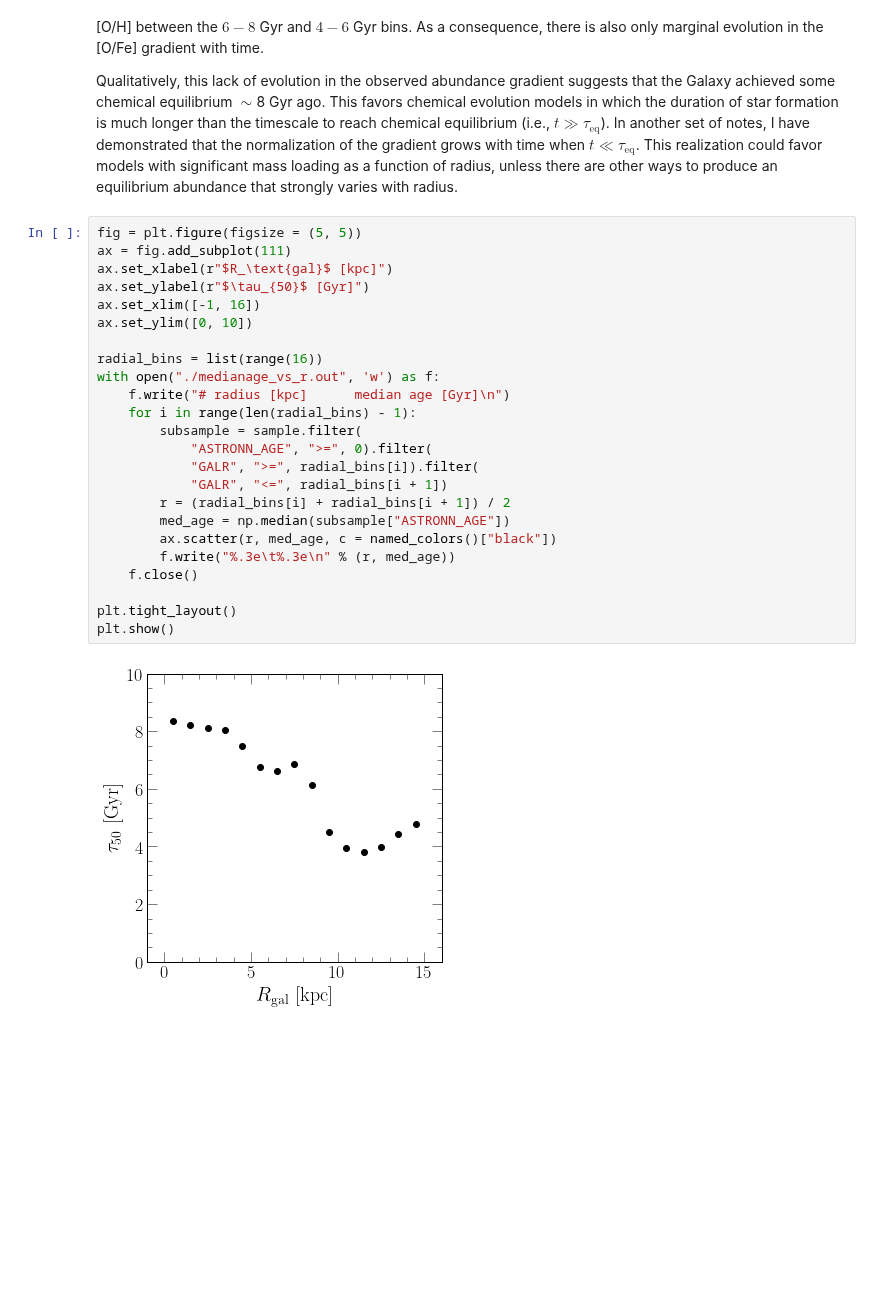
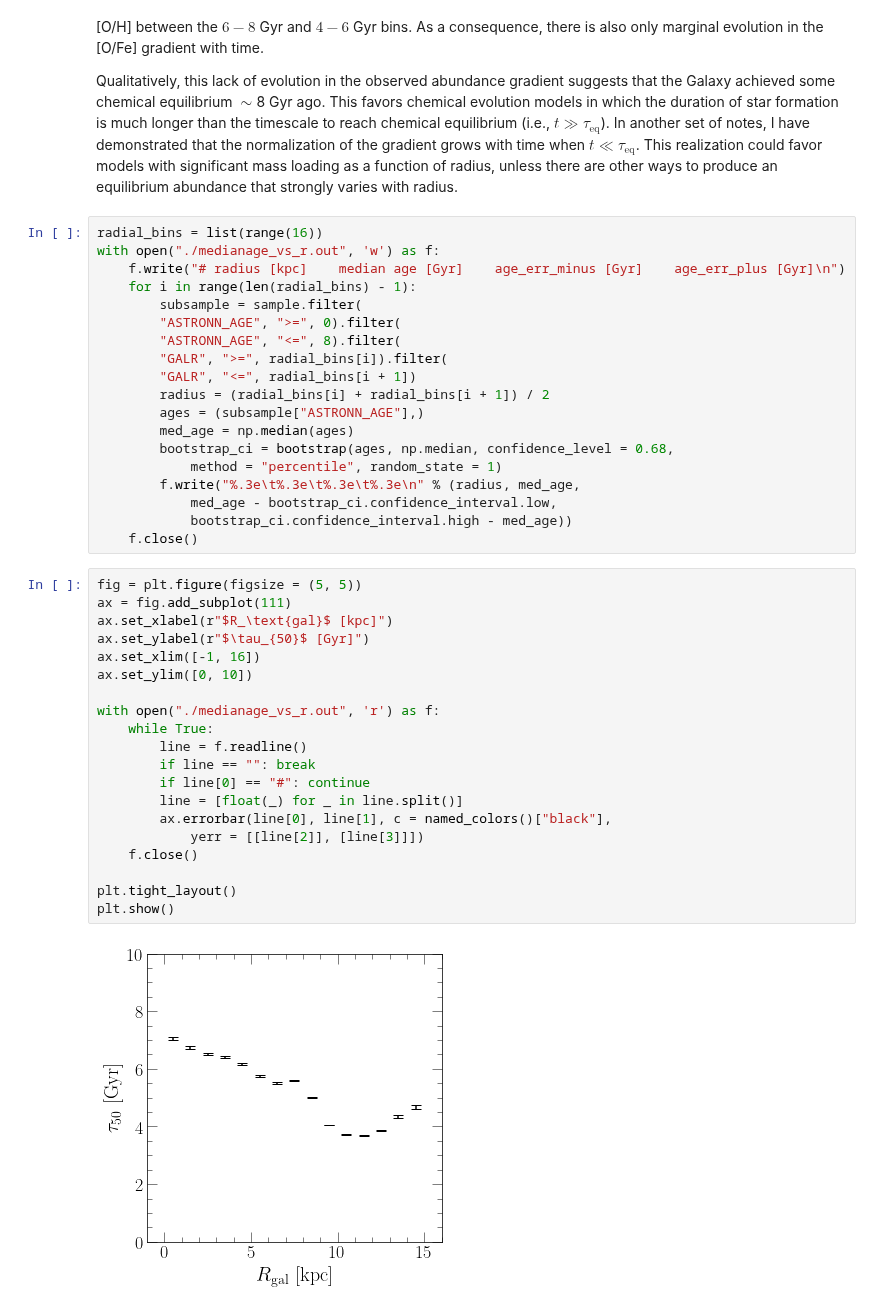
Before and after one commit to giganano/outflows, a Jupyter notebook: notebooks/apogee.ipynb, the cells around one changed output. Drawn from its saved outputs; the diff is of its cells as text; blank space fills up the shorter version.

```diff
--- a/notebooks/apogee.ipynb
+++ b/notebooks/apogee.ipynb
@@ -227,29 +279,44 @@ The above figure shows the mode [Fe/H] (left), [O/H] (middle), and [O/Fe] (right
 Gradients in both [Fe/H] and [O/H] were largely established by $\tau \approx 8$ Gyr ago, with only marginal evolution in [O/H] between the $6 - 8$ Gyr and $4 - 6$ Gyr bins. As a consequence, there is also only marginal evolution in the [O/Fe] gradient with time.
 
 Qualitatively, this lack of evolution in the observed abundance gradient suggests that the Galaxy achieved some chemical equilibrium $\sim$8 Gyr ago. This favors chemical evolution models in which the duration of star formation is much longer than the timescale to reach chemical equilibrium (i.e., $t \gg \tau_\text{eq}$). In another set of notes, I have demonstrated that the normalization of the gradient grows with time when $t \ll \tau_\text{eq}$. This realization could favor models with significant mass loading as a function of radius, unless there are other ways to produce an equilibrium abundance that strongly varies with radius.
+# %%
+radial_bins = list(range(16))
+with open("./medianage_vs_r.out", 'w') as f:
+    f.write("# radius [kpc]    median age [Gyr]    age_err_minus [Gyr]    age_err_plus [Gyr]\n")
+    for i in range(len(radial_bins) - 1):
+        subsample = sample.filter(
+        "ASTRONN_AGE", ">=", 0).filter(
+        "ASTRONN_AGE", "<=", 8).filter(
+        "GALR", ">=", radial_bins[i]).filter(
+        "GALR", "<=", radial_bins[i + 1])
+        radius = (radial_bins[i] + radial_bins[i + 1]) / 2
+        ages = (subsample["ASTRONN_AGE"],)
+        med_age = np.median(ages)
+        bootstrap_ci = bootstrap(ages, np.median, confidence_level = 0.68,
+            method = "percentile", random_state = 1)
+        f.write("%.3e\t%.3e\t%.3e\t%.3e\n" % (radius, med_age,
+            med_age - bootstrap_ci.confidence_interval.low,
+            bootstrap_ci.confidence_interval.high - med_age))
+    f.close()
 # %%
 fig = plt.figure(figsize = (5, 5))
 ax = fig.add_subplot(111)
 ax.set_xlabel(r"$R_\text{gal}$ [kpc]")
 ax.set_ylabel(r"$\tau_{50}$ [Gyr]")
 ax.set_xlim([-1, 16])
 ax.set_ylim([0, 10])
 
-radial_bins = list(range(16))
-with open("./medianage_vs_r.out", 'w') as f:
-    f.write("# radius [kpc]      median age [Gyr]\n")
-    for i in range(len(radial_bins) - 1):
-        subsample = sample.filter(
-            "ASTRONN_AGE", ">=", 0).filter(
-            "GALR", ">=", radial_bins[i]).filter(
-            "GALR", "<=", radial_bins[i + 1])
-        r = (radial_bins[i] + radial_bins[i + 1]) / 2
-        med_age = np.median(subsample["ASTRONN_AGE"])
-        ax.scatter(r, med_age, c = named_colors()["black"])
-        f.write("%.3e\t%.3e\n" % (r, med_age))
+with open("./medianage_vs_r.out", 'r') as f:
+    while True:
+        line = f.readline()
+        if line == "": break
+        if line[0] == "#": continue
+        line = [float(_) for _ in line.split()]
+        ax.errorbar(line[0], line[1], c = named_colors()["black"],
+            yerr = [[line[2]], [line[3]]])
     f.close()
 
 plt.tight_layout()
 plt.show()
 # %% [output]
-[figure, old version]
+[figure, new version]
```
Also changed, not shown: parts of 3 cells of this notebook, 3 other files.
